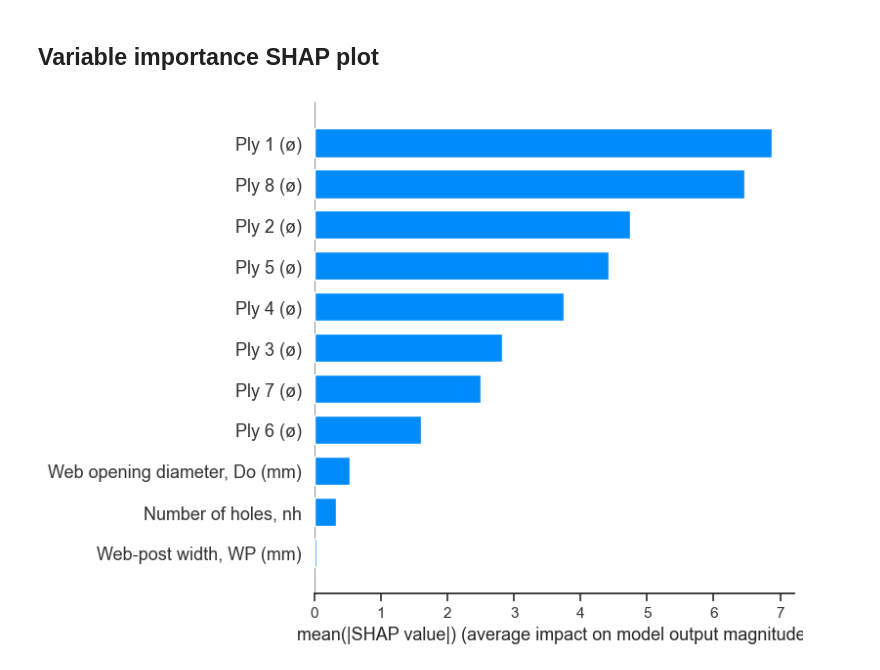
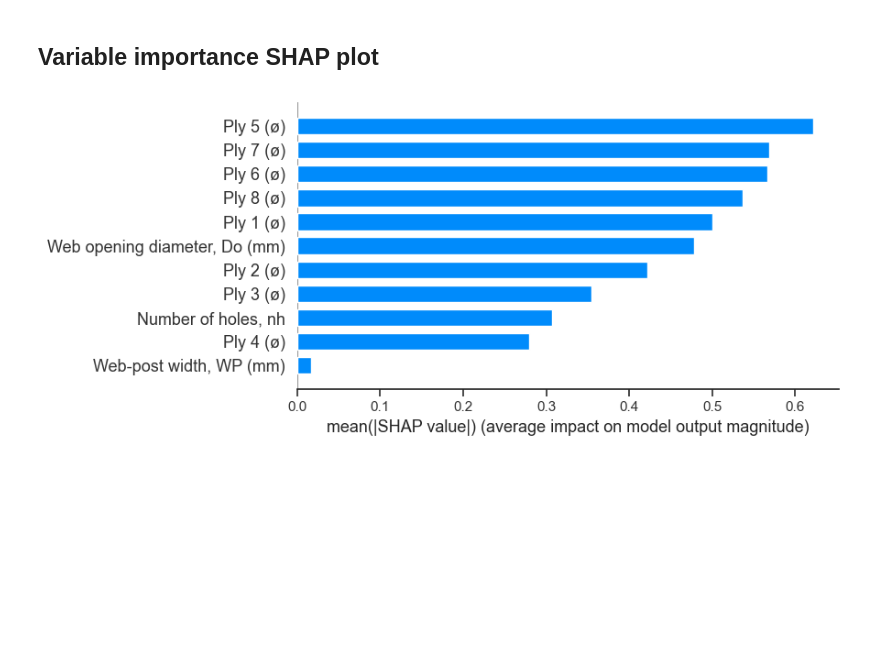
Before and after one commit to yongcheng6699/ML_Buckling_ANN_DNN, a Jupyter notebook: Buckling_DNN_4HL_TTS.ipynb, the cells around one changed output. Cells and saved outputs as stored; diff of their text form; code cells hidden in the pictures; blank space fills up the shorter version.

```diff
--- a/Buckling_DNN_4HL_TTS.ipynb
+++ b/Buckling_DNN_4HL_TTS.ipynb
@@ -222,16 +222,16 @@ plt.plot()
 features = ["Number of holes, nh", "Web-post width, WP (mm)",  "Web opening diameter, Do (mm)",  "Ply 1 (ø)", "Ply 2 (ø)", "Ply 3 (ø)", "Ply 4 (ø)", "Ply 5 (ø)", "Ply 6 (ø)", "Ply 7 (ø)", "Ply 8 (ø)"]
 
 # Create a SHAP explainer using KernelExplainer
-explainer = shap.KernelExplainer(model, shap.sample(X_train, 5))
+explainer = shap.KernelExplainer(model, shap.sample(X_train, 50))
 
 # Calculate SHAP values for the test dataset
 shap_values = explainer.shap_values(X_test)
 
 # Reshape shap_values to remove the last dimension
 shap_values_reshaped = shap_values.reshape(X_test.shape)  # Assuming X_test.shape is (389, 11)
-
-# Visualize feature importances using bar plot
-shap.summary_plot(shap_values_reshaped, X_test, feature_names=features, plot_type="bar")
-plt.show()
-# %% [output]
-[figure, removed]
+# %%
+# Visualize feature importances using bar plot
+shap.summary_plot(shap_values_reshaped, X_test, feature_names=features, plot_type="bar", plot_size=(9,4))
+plt.show()
+# %% [output]
+[figure, added]
```
Also changed, not shown: parts of 7 cells of this notebook, 8 other files.
